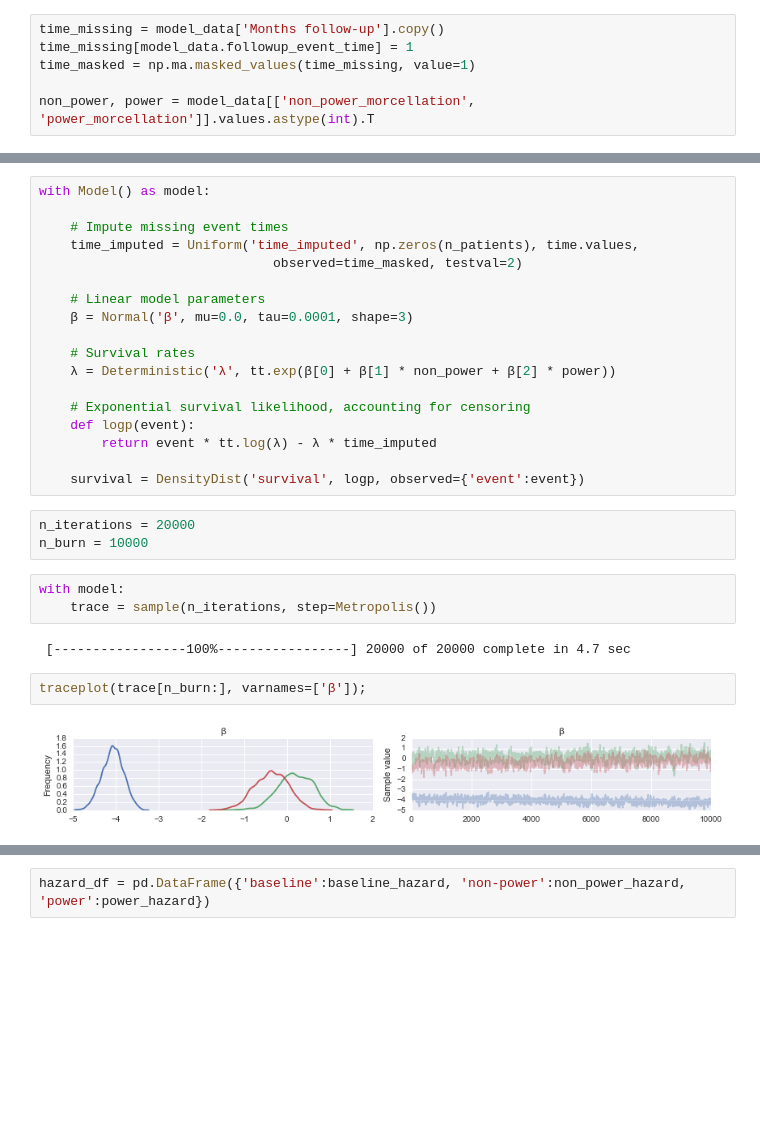
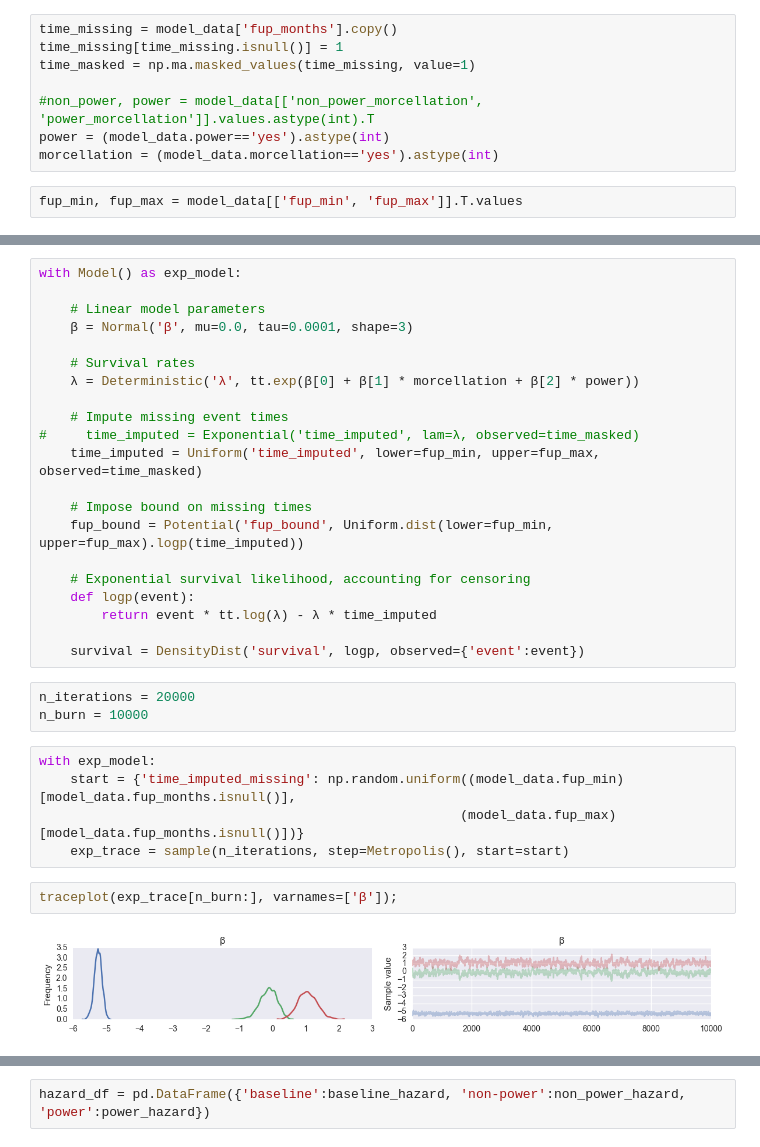
Before and after one commit to VanderbiltPopHealthSci/uterine_fibroids_MA, a Jupyter notebook: Key Question 4 Meta-analysis.ipynb, the cells around one changed output, grey strips where cells are left out. Drawn from its saved outputs; the diff is of its cells as text; blank space fills up the shorter version.

Commit message:
Updated KQ4 with new dataset and Weibull model

```diff
--- a/Key Question 4 Meta-analysis.ipynb
+++ b/Key Question 4 Meta-analysis.ipynb
@@ -200,9 +285,13 @@ event = event_observed = model_data.died.astype(int)
 n_intervals = int(time.max()+1)
 n_patients = model_data.shape[0]
 # %%
-time_missing = model_data['Months follow-up'].copy()
-time_missing[model_data.followup_event_time] = 1
+time_missing = model_data['fup_months'].copy()
+time_missing[time_missing.isnull()] = 1
 time_masked = np.ma.masked_values(time_missing, value=1)
 
-non_power, power = model_data[['non_power_morcellation', 'power_morcellation']].values.astype(int).T
+#non_power, power = model_data[['non_power_morcellation', 'power_morcellation']].values.astype(int).T
+power = (model_data.power=='yes').astype(int)
+morcellation = (model_data.morcellation=='yes').astype(int)
+# %%
+fup_min, fup_max = model_data[['fup_min', 'fup_max']].T.values
 # %%
@@ -210,17 +299,20 @@ from pymc3 import Normal, Deterministic, sample, NUTS, Model, DensityDist, Unifo
 from pymc3 import traceplot, forestplot, summary, sample_ppc
 import theano.tensor as tt
 # %%
-with Model() as model:
-
-    # Impute missing event times
-    time_imputed = Uniform('time_imputed', np.zeros(n_patients), time.values,
-                              observed=time_masked, testval=2)
+with Model() as exp_model:
 
     # Linear model parameters
     β = Normal('β', mu=0.0, tau=0.0001, shape=3)
 
     # Survival rates
-    λ = Deterministic('λ', tt.exp(β[0] + β[1] * non_power + β[2] * power))
+    λ = Deterministic('λ', tt.exp(β[0] + β[1] * morcellation + β[2] * power))
+
+    # Impute missing event times
+#     time_imputed = Exponential('time_imputed', lam=λ, observed=time_masked)
+    time_imputed = Uniform('time_imputed', lower=fup_min, upper=fup_max, observed=time_masked)
+
+    # Impose bound on missing times
+    fup_bound = Potential('fup_bound', Uniform.dist(lower=fup_min, upper=fup_max).logp(time_imputed))
 
     # Exponential survival likelihood, accounting for censoring
     def logp(event):
@@ -230,13 +322,13 @@ with Model() as model:
 # %%
 n_iterations = 20000
 n_burn = 10000
-# %%
-with model:
-    trace = sample(n_iterations, step=Metropolis())
-# %% [output]
- [-----------------100%-----------------] 20000 of 20000 complete in 4.7 sec
+# %%
+with exp_model:
+    start = {'time_imputed_missing': np.random.uniform((model_data.fup_min)[model_data.fup_months.isnull()],
+                                                      (model_data.fup_max)[model_data.fup_months.isnull()])}
+    exp_trace = sample(n_iterations, step=Metropolis(), start=start)
 # %%
-traceplot(trace[n_burn:], varnames=['β']);
+traceplot(exp_trace[n_burn:], varnames=['β']);
 # %% [output]
-[figure, old version]
+[figure, new version]
 # %%
```
Also changed, not shown: parts of 74 cells of this notebook.
